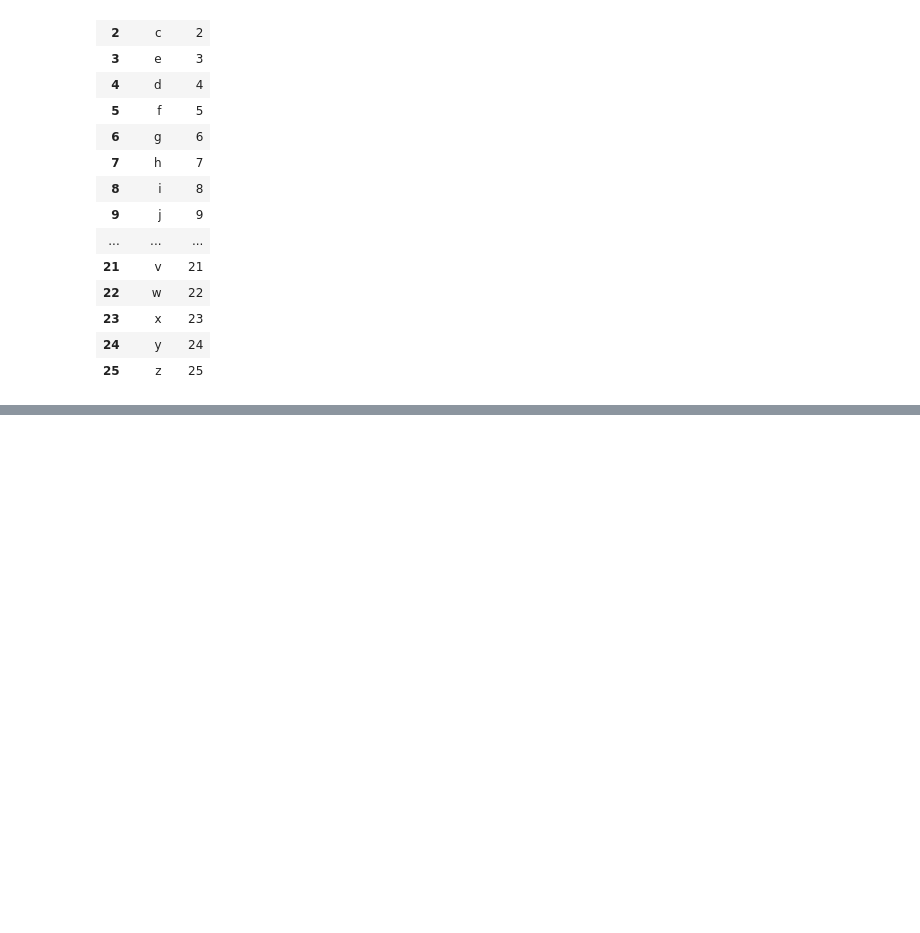
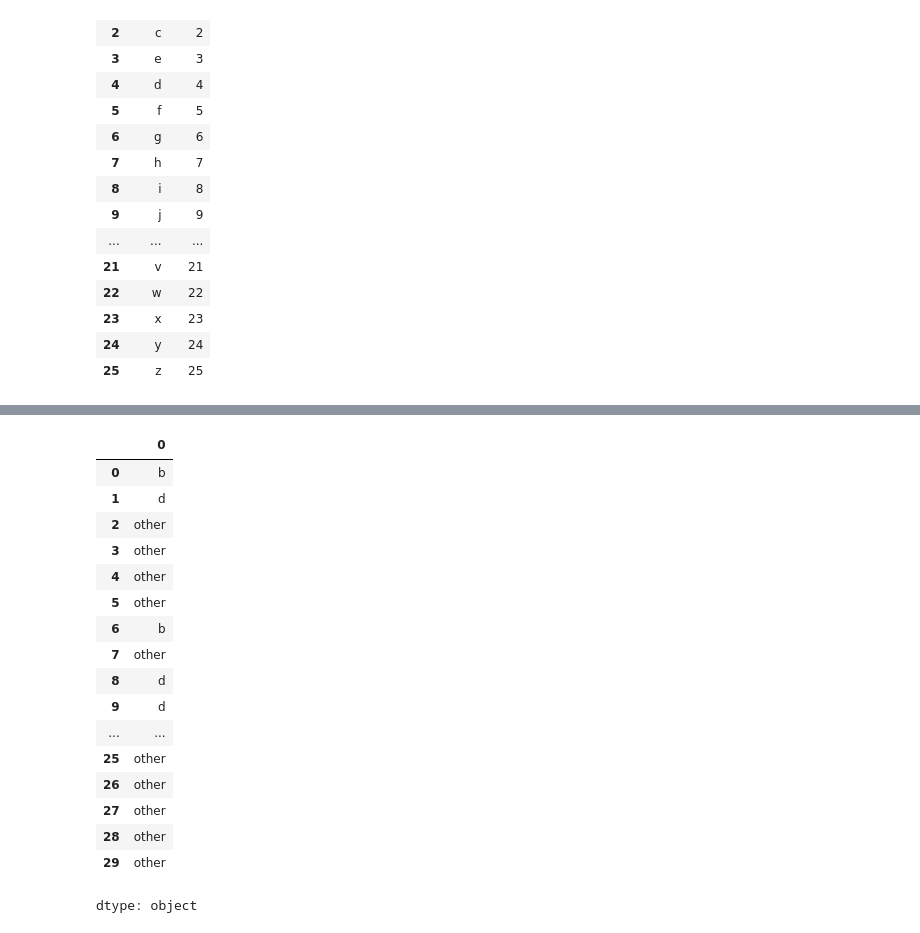
Before and after one commit to rushielevates/ML-DL-practice, a Jupyter notebook: Pandas.ipynb, the cells around one changed output, grey strips where cells are left out. Saved outputs shown, nothing was run; the diff lists cells and outputs as text; code cells hidden in the pictures; blank space fills up the shorter version.

```diff
--- a/Pandas.ipynb
+++ b/Pandas.ipynb
@@ -204,0 +376,21 @@ df
+# %%
+ser
+# %% [output]
+|  | 0 |
+| 0 | b |
+| 1 | d |
+| 2 | other |
+| 3 | other |
+| 4 | other |
+| 5 | other |
+| 6 | b |
+| 7 | other |
+| 8 | d |
+| 9 | d |
+| ... | ... |
+| 25 | other |
+| 26 | other |
+| 27 | other |
+| 28 | other |
+| 29 | other |
+dtype: object
```
Also changed, not shown: parts of 33 cells of this notebook.
